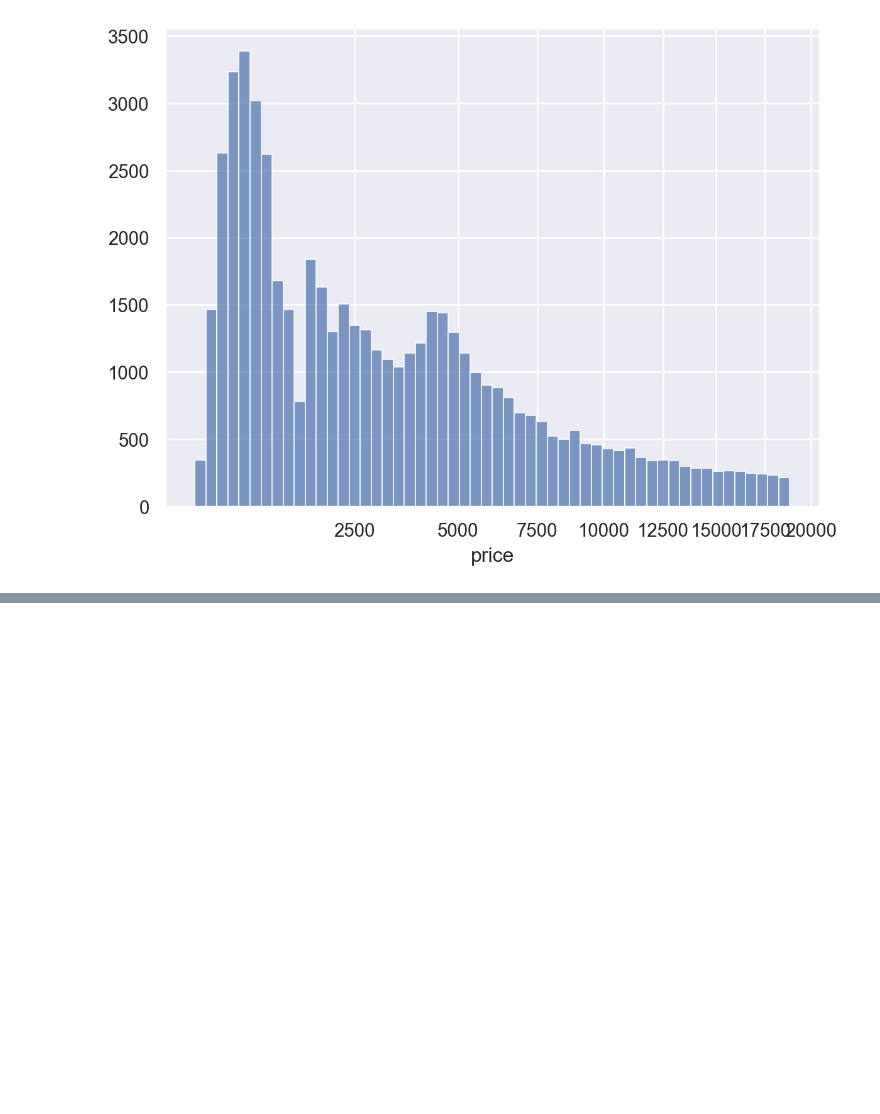
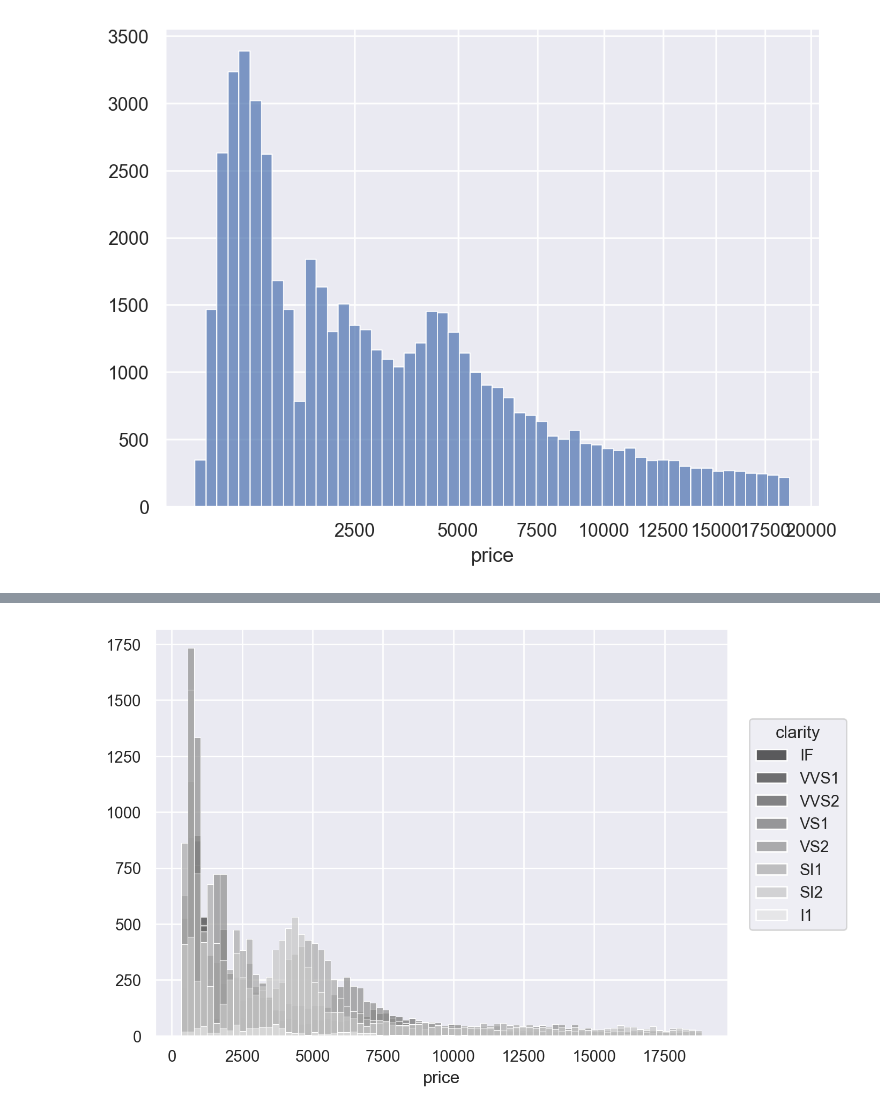
Before and after one commit to jhwn533/Pallet-Town, a Jupyter notebook: Properties of Mark objects.ipynb, the cells around one changed output, grey strips where cells are left out. Cells and saved outputs as stored; diff of their text form; code cells hidden in the pictures; blank space fills up the shorter version.

```diff
--- a/Properties of Mark objects.ipynb
+++ b/Properties of Mark objects.ipynb
@@ -39,0 +74,7 @@ p.add(so.Bars(), so.Hist())
+# %%
+p = so.Plot(diamonds, "price").scale(color = 'gray')
+p.add(so.Bars(), so.Hist(), color="clarity")
+# 아래 clarity가 없으면 플롯은 출력되지만 컬러가 안바뀌고,
+# 있으면 gray 적용은 되는데 또 위에는 잔뜩 넣어봤는데 다 안돼서 gray말고 적용되는게 뭔지 모르겠다.. 예제 주세요... 👀
+# %% [output]
+[figure, added]
```
Also changed, not shown: parts of 8 cells of this notebook.
